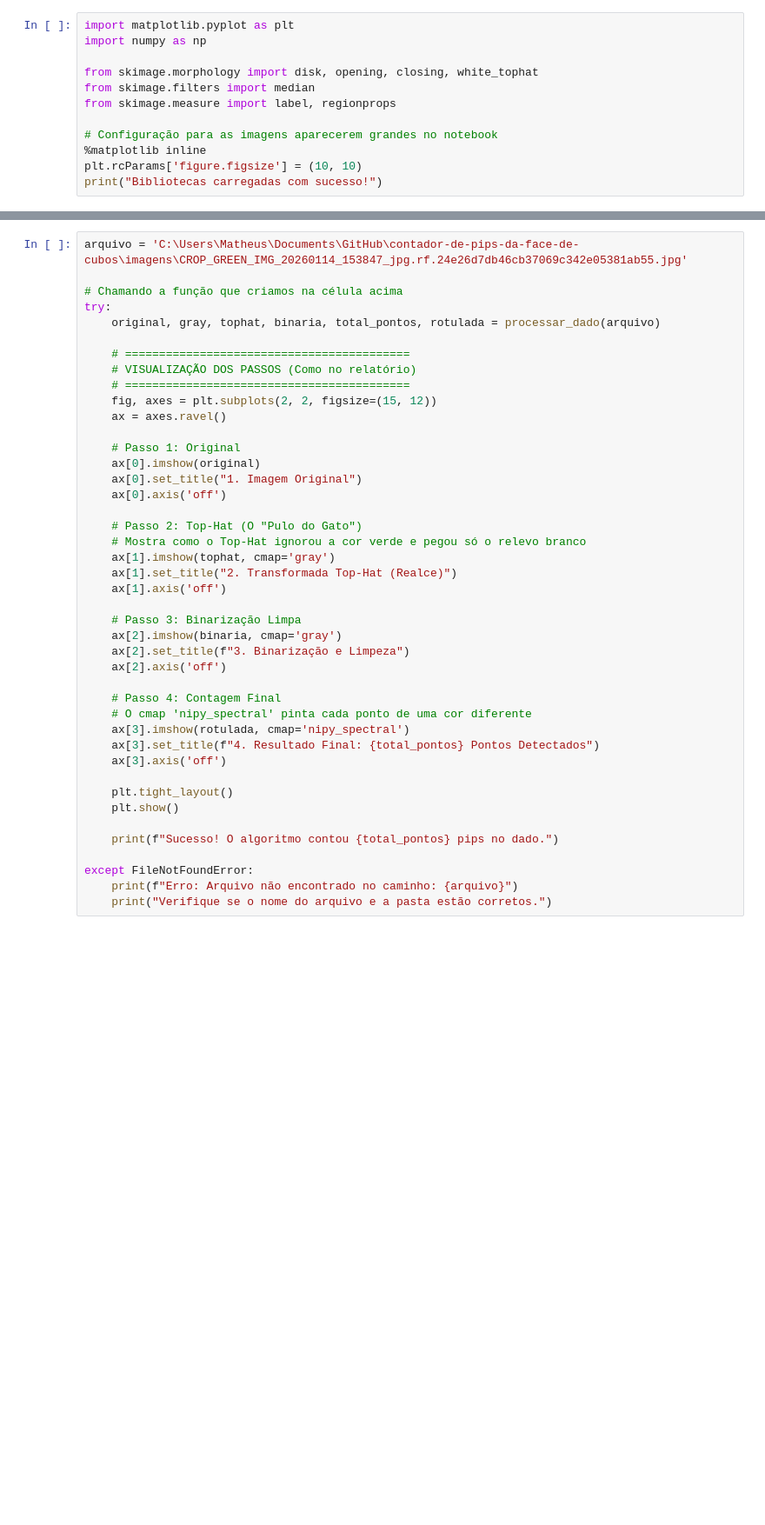
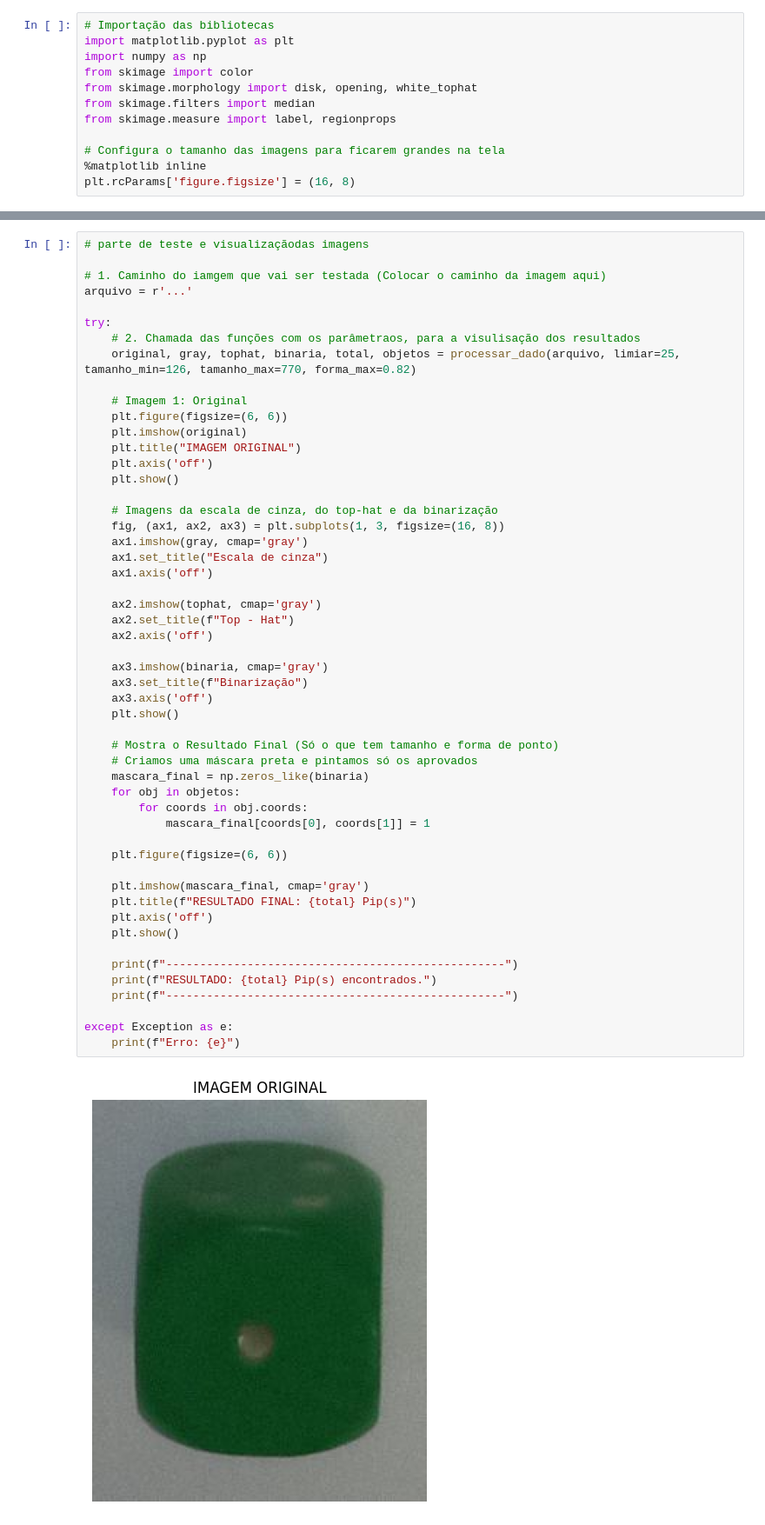
Before and after one commit to MatheusNascimento30/contador-de-pips-da-face-de-cubos, a Jupyter notebook: codigo/solucao.ipynb, the cells around one changed output, grey strips where cells are left out. Shown at 87% size. Drawn from its saved outputs; the diff is of its cells as text; blank space fills up the shorter version.

```diff
--- a/codigo/solucao.ipynb
+++ b/codigo/solucao.ipynb
@@ -1,13 +1,13 @@
 # %%
+# Importação das bibliotecas
 import matplotlib.pyplot as plt
 import numpy as np
-
-from skimage.morphology import disk, opening, closing, white_tophat
+from skimage import color
+from skimage.morphology import disk, opening, white_tophat
 from skimage.filters import median
 from skimage.measure import label, regionprops
 
-# Configuração para as imagens aparecerem grandes no notebook
+# Configura o tamanho das imagens para ficarem grandes na tela
 %matplotlib inline
-plt.rcParams['figure.figsize'] = (10, 10)
-print("Bibliotecas carregadas com sucesso!")
+plt.rcParams['figure.figsize'] = (16, 8)
 # %%
@@ -45,43 +67,54 @@ def processar_dado(C:\Users\Matheus\Documents\GitHub\contador-de-pips-da-face-de
 # %%
-arquivo = 'C:\Users\Matheus\Documents\GitHub\contador-de-pips-da-face-de-cubos\imagens\CROP_GREEN_IMG_20260114_153847_jpg.rf.24e26d7db46cb37069c342e05381ab55.jpg'
+# parte de teste e visualizaçãodas imagens
 
-# Chamando a função que criamos na célula acima
+# 1. Caminho do iamgem que vai ser testada (Colocar o caminho da imagem aqui)
+arquivo = r'...'
+
 try:
-    original, gray, tophat, binaria, total_pontos, rotulada = processar_dado(arquivo)
+    # 2. Chamada das funções com os parâmetraos, para a visulisação dos resultados
+    original, gray, tophat, binaria, total, objetos = processar_dado(arquivo, limiar=25, tamanho_min=126, tamanho_max=770, forma_max=0.82)
 
-    # ==========================================
-    # VISUALIZAÇÃO DOS PASSOS (Como no relatório)
-    # ==========================================
-    fig, axes = plt.subplots(2, 2, figsize=(15, 12))
-    ax = axes.ravel()
-
-    # Passo 1: Original
-    ax[0].imshow(original)
-    ax[0].set_title("1. Imagem Original")
-    ax[0].axis('off')
-
-    # Passo 2: Top-Hat (O "Pulo do Gato")
-    # Mostra como o Top-Hat ignorou a cor verde e pegou só o relevo branco
-    ax[1].imshow(tophat, cmap='gray')
-    ax[1].set_title("2. Transformada Top-Hat (Realce)")
-    ax[1].axis('off')
-
-    # Passo 3: Binarização Limpa
-    ax[2].imshow(binaria, cmap='gray')
-    ax[2].set_title(f"3. Binarização e Limpeza")
-    ax[2].axis('off')
-
-    # Passo 4: Contagem Final
-    # O cmap 'nipy_spectral' pinta cada ponto de uma cor diferente
-    ax[3].imshow(rotulada, cmap='nipy_spectral')
-    ax[3].set_title(f"4. Resultado Final: {total_pontos} Pontos Detectados")
-    ax[3].axis('off')
-
-    plt.tight_layout()
+    # Imagem 1: Original
+    plt.figure(figsize=(6, 6))
+    plt.imshow(original)
+    plt.title("IMAGEM ORIGINAL")
+    plt.axis('off')
     plt.show()
 
-    print(f"Sucesso! O algoritmo contou {total_pontos} pips no dado.")
+    # Imagens da escala de cinza, do top-hat e da binarização
+    fig, (ax1, ax2, ax3) = plt.subplots(1, 3, figsize=(16, 8))
+    ax1.imshow(gray, cmap='gray')
+    ax1.set_title("Escala de cinza")
+    ax1.axis('off')
 
-except FileNotFoundError:
-    print(f"Erro: Arquivo não encontrado no caminho: {arquivo}")
-    print("Verifique se o nome do arquivo e a pasta estão corretos.")
+    ax2.imshow(tophat, cmap='gray')
+    ax2.set_title(f"Top - Hat")
+    ax2.axis('off')
+
+    ax3.imshow(binaria, cmap='gray')
+    ax3.set_title(f"Binarização")
+    ax3.axis('off')
+    plt.show()
+
+    # Mostra o Resultado Final (Só o que tem tamanho e forma de ponto)
+    # Criamos uma máscara preta e pintamos só os aprovados
+    mascara_final = np.zeros_like(binaria)
+    for obj in objetos:
+        for coords in obj.coords:
+            mascara_final[coords[0], coords[1]] = 1
+
+    plt.figure(figsize=(6, 6))
+
+    plt.imshow(mascara_final, cmap='gray')
+    plt.title(f"RESULTADO FINAL: {total} Pip(s)")
+    plt.axis('off')
+    plt.show()
+
+    print(f"--------------------------------------------------")
+    print(f"RESULTADO: {total} Pip(s) encontrados.")
+    print(f"--------------------------------------------------")
+
+except Exception as e:
+    print(f"Erro: {e}")
+# %% [output]
+[figure, added]
```
Also changed, not shown: parts of 2 cells of this notebook.
